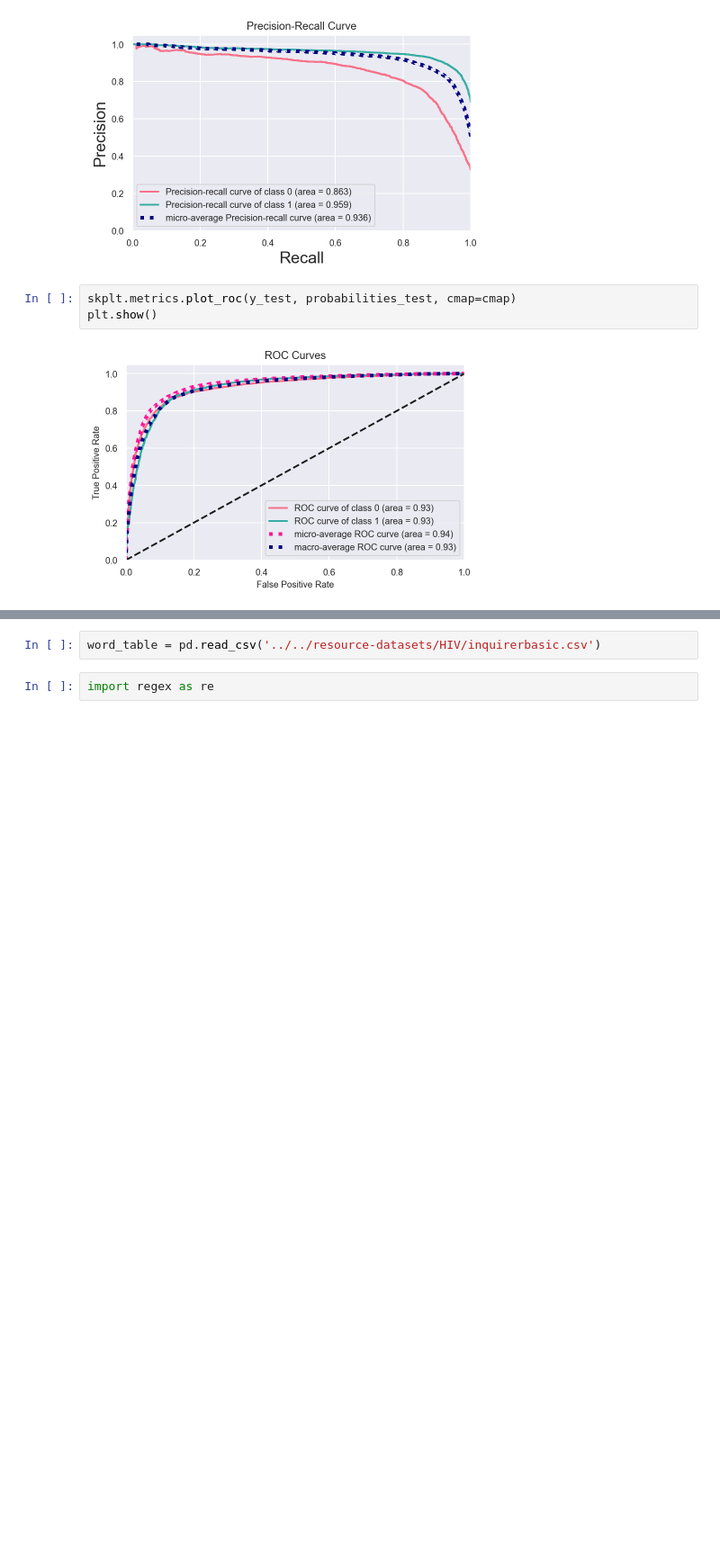
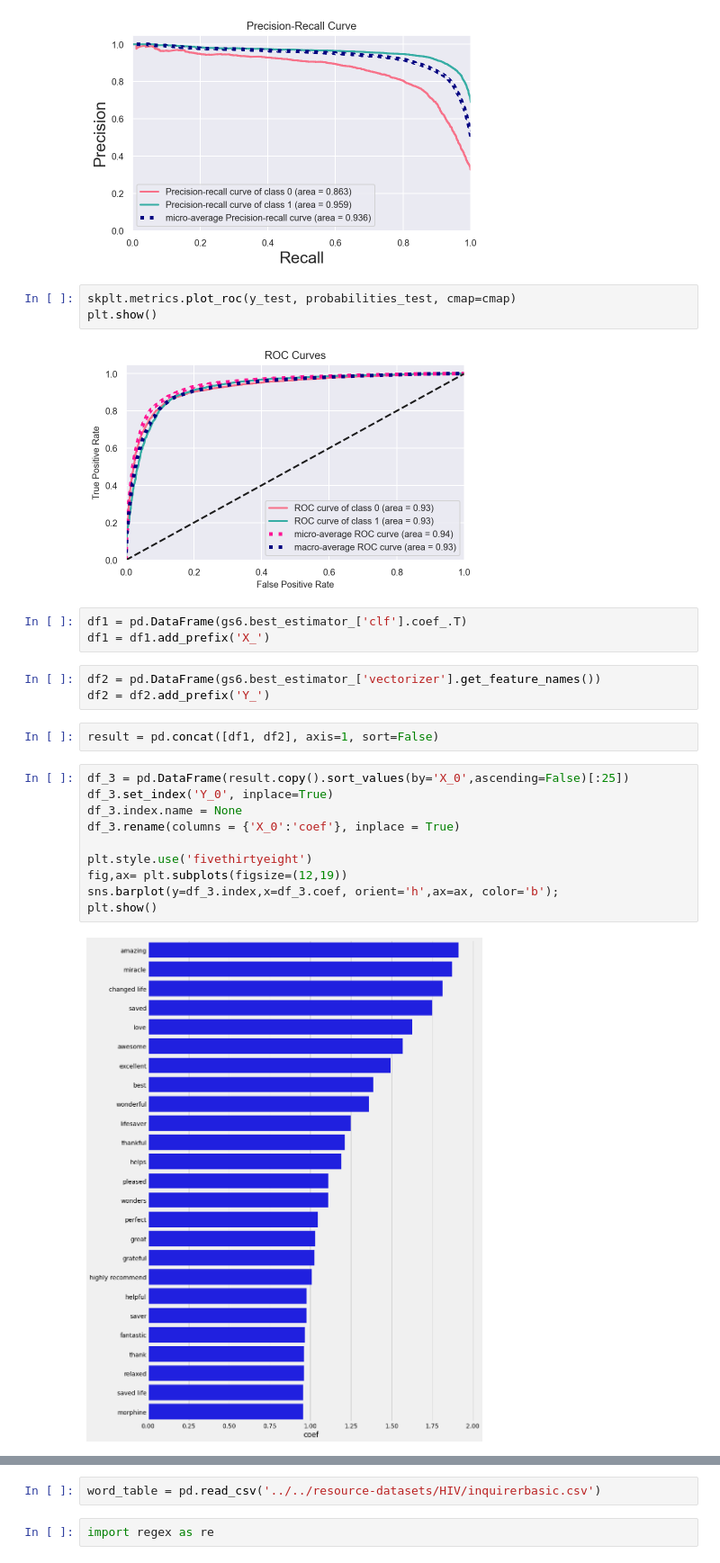
Before and after one commit to christianboothby/drug-reviews, a Jupyter notebook: Research Question 1.ipynb, the cells around one changed output, grey strips where cells are left out. Shown at 90% size. Saved outputs shown, nothing was run; the diff lists cells and outputs as text; blank space fills up the shorter version.

```diff
--- a/Research Question 1.ipynb
+++ b/Research Question 1.ipynb
@@ -537,3 +549,23 @@ skplt.metrics.plot_roc(y_test, probabilities_test, cmap=cmap)
 plt.show()
 # %% [output]
 [figure]
+# %%
+df1 = pd.DataFrame(gs6.best_estimator_['clf'].coef_.T)
+df1 = df1.add_prefix('X_')
+# %%
+df2 = pd.DataFrame(gs6.best_estimator_['vectorizer'].get_feature_names())
+df2 = df2.add_prefix('Y_')
+# %%
+result = pd.concat([df1, df2], axis=1, sort=False)
+# %%
+df_3 = pd.DataFrame(result.copy().sort_values(by='X_0',ascending=False)[:25])
+df_3.set_index('Y_0', inplace=True)
+df_3.index.name = None
+df_3.rename(columns = {'X_0':'coef'}, inplace = True)
+
+plt.style.use('fivethirtyeight')
+fig,ax= plt.subplots(figsize=(12,19))
+sns.barplot(y=df_3.index,x=df_3.coef, orient='h',ax=ax, color='b');
+plt.show()
+# %% [output]
+[figure, added]
```
Also changed, not shown: parts of 6 cells of this notebook, 3 other files.
